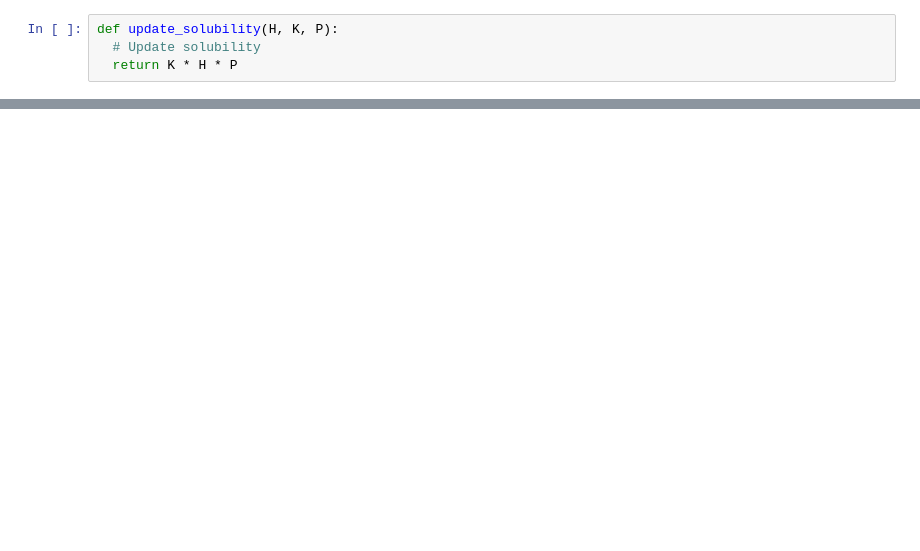
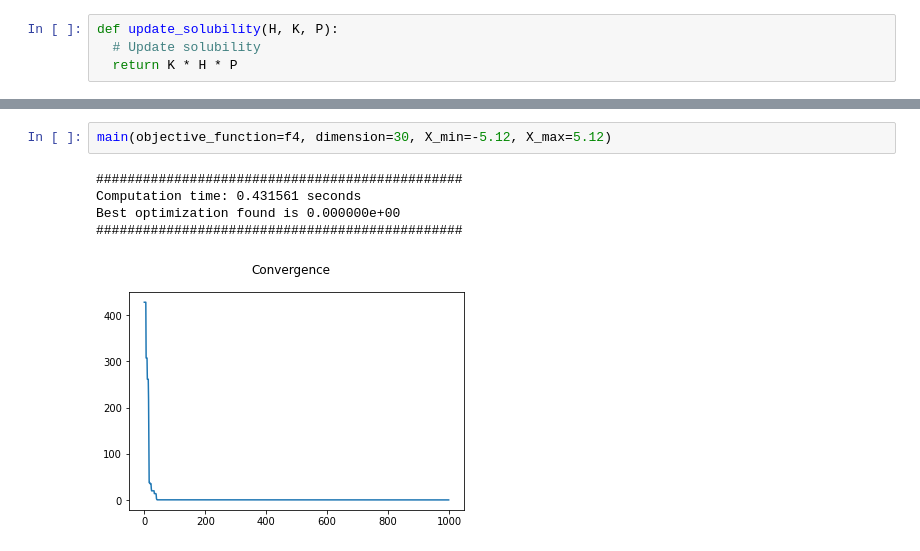
Before and after one commit to djibril6/djibril6-OptimizationAlgorithms-, a Jupyter notebook: HGSO.ipynb, the cells around one changed output, grey strips where cells are left out. Saved outputs shown, nothing was run; the diff lists cells and outputs as text; blank space fills up the shorter version.

```diff
--- a/HGSO.ipynb
+++ b/HGSO.ipynb
@@ -150,0 +270,8 @@ Best is 2.074656e-104
+# %%
+main(objective_function=f4, dimension=30, X_min=-5.12, X_max=5.12)
+# %% [output]
+###############################################
+Computation time: 0.431561 seconds
+Best optimization found is 0.000000e+00
+###############################################
+[figure, added]
```
Also changed, not shown: parts of 42 cells of this notebook.
